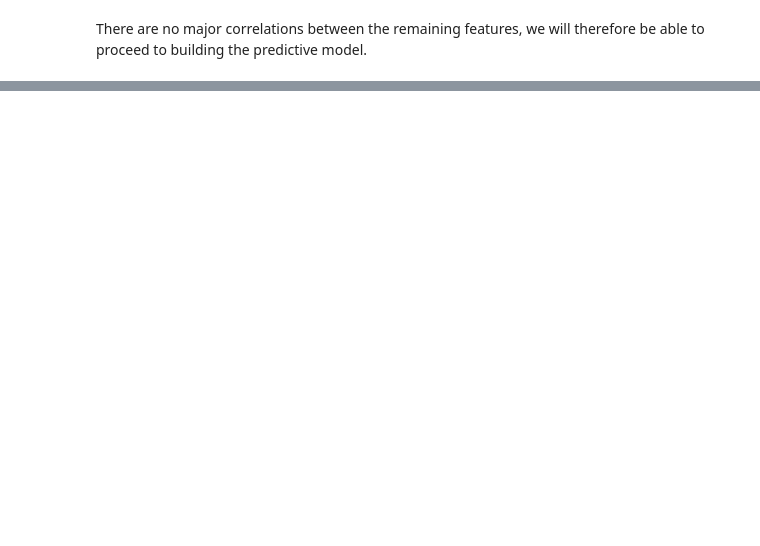
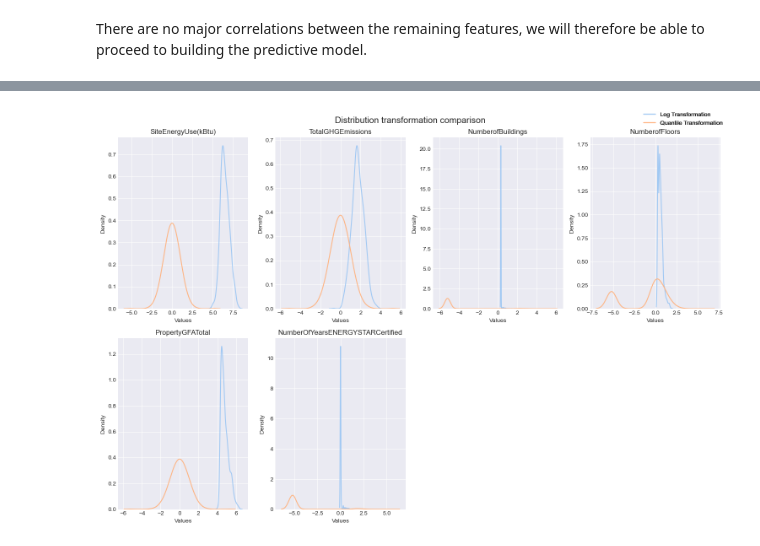
Before and after one commit to Dzov/DSP4, a Jupyter notebook: Haladjian_Amelie-Dzovinar_1_notebook_exploratoire_082023.ipynb, the cells around one changed output, grey strips where cells are left out. Cells and saved outputs as stored; diff of their text form; code cells hidden in the pictures; blank space fills up the shorter version.

```diff
--- a/Haladjian_Amelie-Dzovinar_1_notebook_exploratoire_082023.ipynb
+++ b/Haladjian_Amelie-Dzovinar_1_notebook_exploratoire_082023.ipynb
@@ -1015,2 +1099,21 @@ There are no major correlations between the remaining features, we will therefor
+# %%
+skewed_features = [
+    "SiteEnergyUse(kBtu)",
+    "TotalGHGEmissions",
+    "NumberofBuildings",
+    "NumberofFloors",
+    "PropertyGFATotal",
+    "NumberOfYearsENERGYSTARCertified",
+]
+
+quantile_transformer = QuantileTransformer(output_distribution="normal")
+
+for feature in skewed_features:
+    data[feature + "Log"] = np.log10(data[feature] + 1)
+    data[feature + "Qt"] = quantile_transformer.fit_transform(data[[feature]])
+# %%
+kde_plots(True, skewed_features)
+# %% [output]
+[figure, added]
 # %%
 data.to_csv("clean_data.csv")
```
Also changed, not shown: parts of 15 cells of this notebook, 3 other files.
